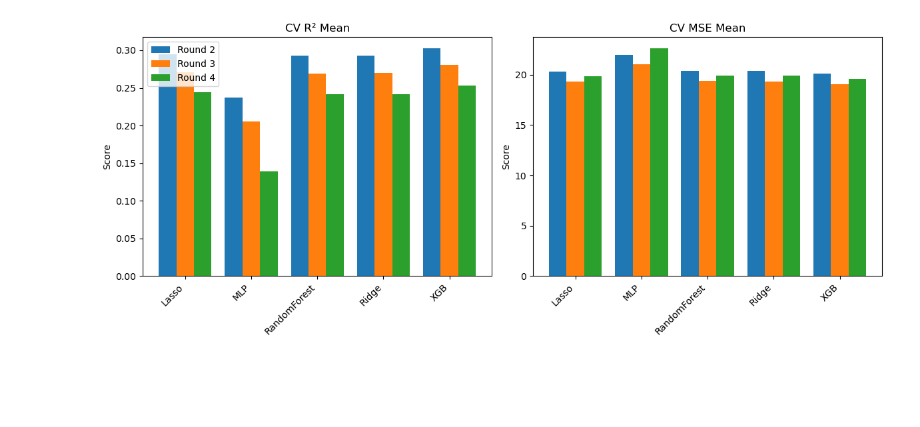
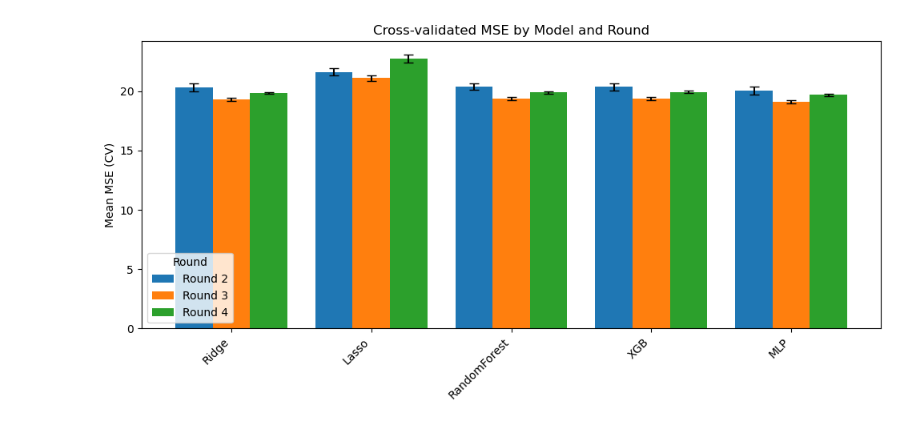
Before and after one commit to aabbylam/hda-project, a Jupyter notebook: hrqol_scores/combined_graph.ipynb, the cells around one changed output. Saved outputs shown, nothing was run; the diff lists cells and outputs as text; code cells hidden in the pictures; blank space fills up the shorter version.

```diff
--- a/hrqol_scores/combined_graph.ipynb
+++ b/hrqol_scores/combined_graph.ipynb
@@ -39,25 +44,25 @@ plt.show()
 # %%
-fig, axes = plt.subplots(1,2,figsize=(12,5),sharex=True)
+# === Plot MSE with error bars ===
+pivot_mse = all_df.pivot(index='Model', columns='Round', values='Mean MSE')
+pivot_mse_err = all_df.pivot(index='Model', columns='Round', values='Std Error MSE')
+# Define desired model order
+model_order = ['Ridge', 'Lasso', 'RandomForest', 'XGB', 'MLP']
 
-# R²
-pivot_r2 = all_df.pivot(index='Model', columns='Round', values='r2_mean')
+# Reorder rows in pivot tables
+pivot_r2 = pivot_r2.reindex(model_order)
+pivot_r2_err = pivot_r2_err.reindex(model_order)
+
+
+fig, ax = plt.subplots(figsize=(10, 5))
 for i, rnd in enumerate(rounds):
-    axes[0].bar(x + i*width, pivot_r2[rnd], width, label=rnd)
-axes[0].set_title('CV R² Mean')
-axes[0].legend()
+    ax.bar(x + i*width, pivot_mse[rnd], width, yerr=pivot_mse_err[rnd], label=rnd, capsize=4)
 
-# MSE
-pivot_mse = all_df.pivot(index='Model', columns='Round', values='mse_mean')
-for i, rnd in enumerate(rounds):
-    axes[1].bar(x + i*width, pivot_mse[rnd], width, label=rnd)
-axes[1].set_title('CV MSE Mean')
-
-for ax in axes:
-    ax.set_xticks(x + width*(len(rounds)-1)/2)
-    ax.set_xticklabels(models, rotation=45, ha='right')
-    ax.set_ylabel('Score')
-
+ax.set_xticks(x + width*(len(rounds)-1)/2)
+ax.set_xticklabels(models, rotation=45, ha='right')
+ax.set_ylabel('Mean MSE (CV)')
+ax.set_title('Cross-validated MSE by Model and Round')
+ax.legend(title='Round')
 plt.tight_layout()
 plt.show()
 # %% [output]
-[figure, old version]
+[figure, new version]
```
Also changed, not shown: parts of 2 cells of this notebook, 16 other files.
